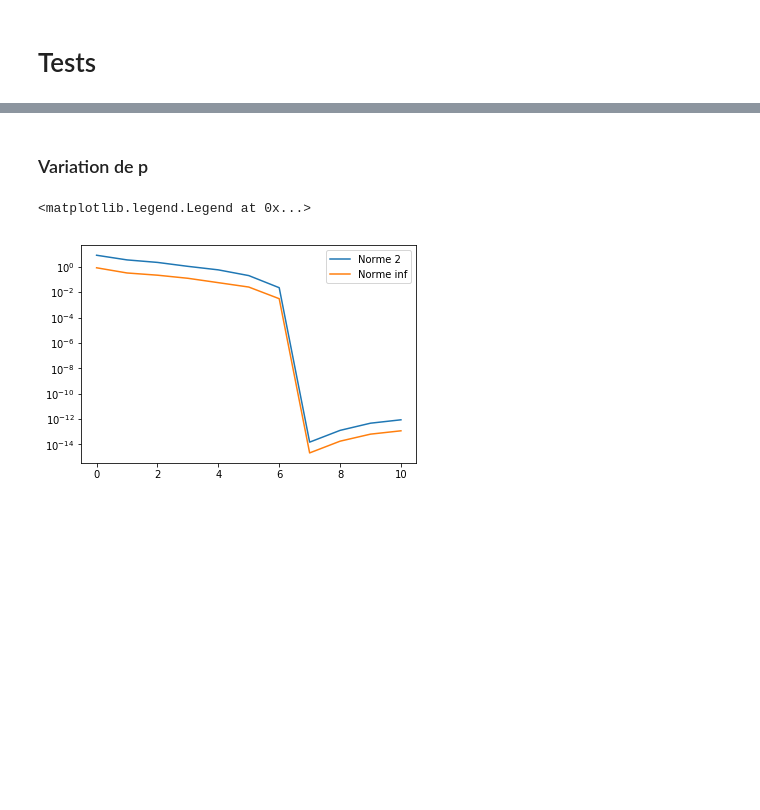
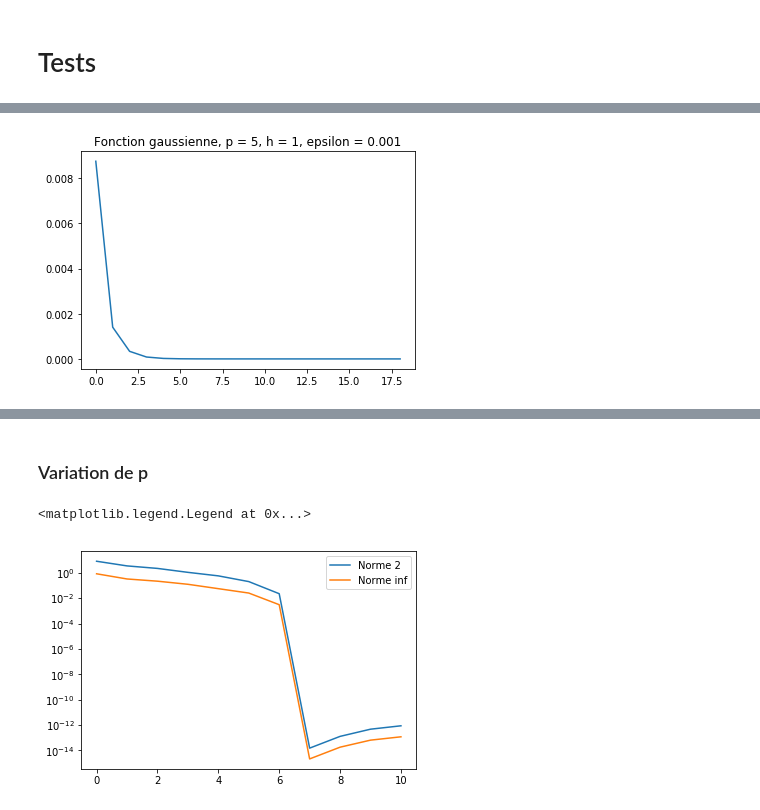
Before and after one commit to gerier/GestionDeProjet4A, a Jupyter notebook: Projet-n=2p+1.ipynb, the cells around one changed output, grey strips where cells are left out. Saved outputs shown, nothing was run; the diff lists cells and outputs as text; code cells hidden in the pictures; blank space fills up the shorter version.

```diff
--- a/Projet-n=2p+1.ipynb
+++ b/Projet-n=2p+1.ipynb
@@ -302,0 +340,47 @@ Norme de l'erreur :  n2 = 0.022313902298343923  ; ninf =  0.0020414469573094562
+# %%
+def approxh(x,p,f,h,epsilon,s=None):
+    #X = sco.fsolve(f_theta,np.array([1/4,3/4]), args=(p,f,h,epsilon))
+    #X = S(p,epsi,X)
+    X,itermax,residus = Newton_Raphson(p,f,h,epsilon,s)
+
+    plt.plot(residus)
+    plt.title("Fonction "+name[1]+", p = "+str(p)+", h = "+str(h)+", epsilon = "+str(epsilon))
+    plt.show()
+
+    X  = np.concatenate(( X[:p],[1],[0],X[p:]))
+
+    ap = a_alpha(p,f,h,X[:p+1],x,epsilon)
+    bp = b_beta(p,f,h,X[p+1:],x,epsilon)
+
+    return pn(x,ap,bp),X
+
+def test_approx(p,f,h,epsilon,affichage=None,s=None):
+    x = np.linspace(0,1,501)
+    px, interp = approxh(x,p,f,h,epsilon,s)
+
+    Ap = a_alpha(p,f,h,interp[:p+1],interp,epsilon)
+    Bp = b_beta(p,f,h,interp[p+1:],interp,epsilon)
+
+    fx = f(x,h)
+
+    if affichage != None and affichage != 0 :
+        plt.plot(x,fx,label="f(x)")
+        plt.plot(x,px,label="p(x)")
+        plt.plot(interp,f(interp,h),'ob')
+        plt.plot(interp, pn(interp,Ap,Bp),'or')
+        plt.legend()
+        name = str(f).split(' ')
+        plt.title("Fonction "+name[1]+", p = "+str(p)+", h = "+str(h)+", epsilon = "+str(epsilon))
+        plt.savefig("Fonction "+name[1]+", p = "+str(p)+", h = "+str(h)+", epsilon = "+str(epsilon)+".eps", format='eps')
+        plt.show()
+
+    return px,fx
+# %%
+h = 1
+epsilon=0.001
+p = 5
+
+for fonctions in fonctions_test :
+    px,fx = test_approx(p,fonctions,h,epsilon,0,0)
+# %% [output]
+[figure, added]
```
Also changed, not shown: parts of 9 cells of this notebook.
